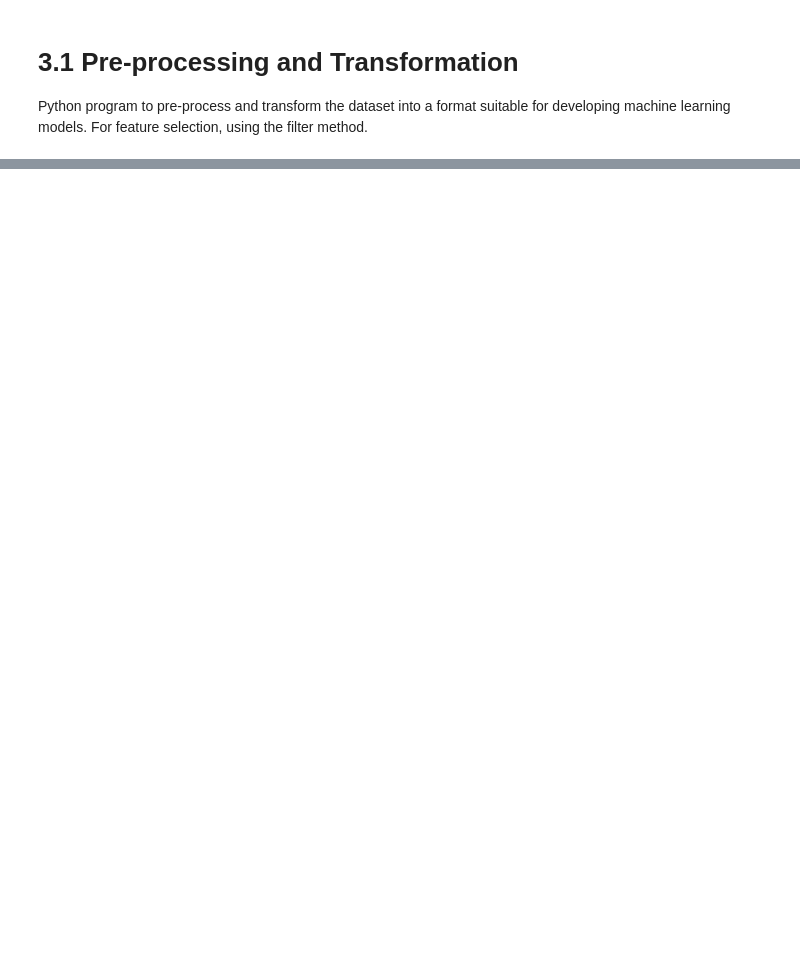
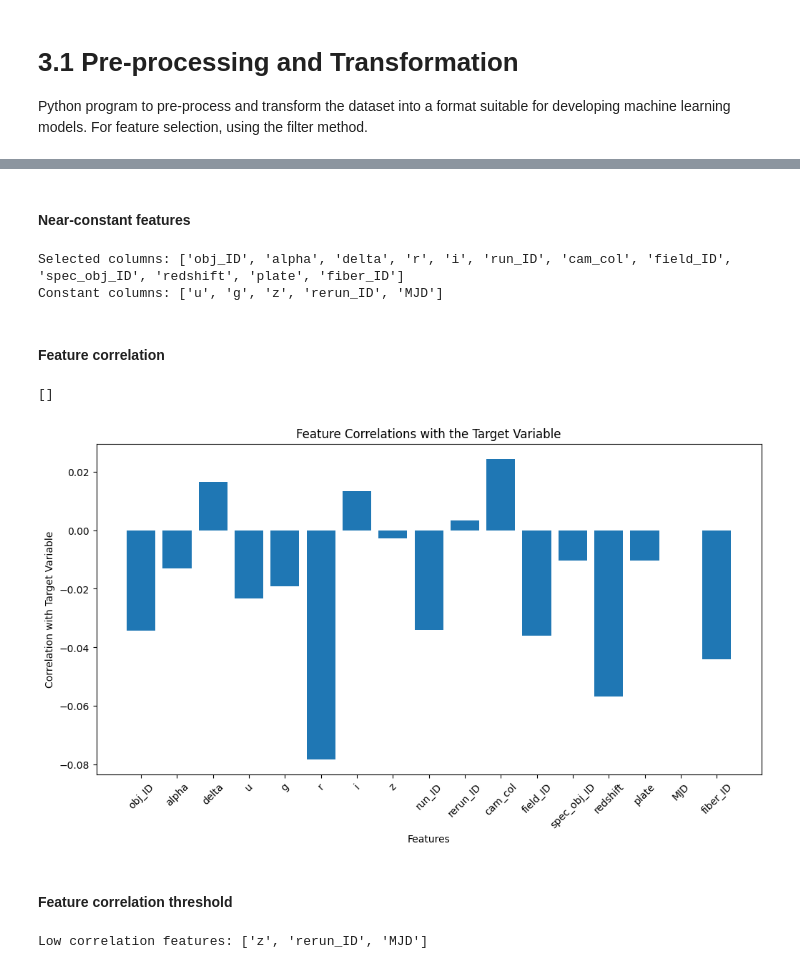
Before and after one commit to TNicko/DataMiningML, a Jupyter notebook: task3_1.ipynb, the cells around one changed output, grey strips where cells are left out. Saved outputs shown, nothing was run; the diff lists cells and outputs as text; code cells hidden in the pictures; blank space fills up the shorter version.

```diff
--- a/task3_1.ipynb
+++ b/task3_1.ipynb
@@ -63,0 +132,39 @@ X_train_norm, X_test_norm = sl.normalize_data(X_train, X_test)
+# %%
+# Split feature and target sets
+X, y = split_features_and_target(star_dataset)
+X_names, y_name = get_feature_and_target_names(star_dataset)
+
+# Split the data into training and test sets
+X_train, X_test, y_train, y_test = train_test_split(X, y, test_size=0.2, random_state=SEED)
+
+# Normalise the data
+X_train, X_test = normalize_data(X_train, X_test)
+# %% [markdown]
+#### Near-constant features
+# %%
+constant_threshold = 0.01
+selected_columns, constant_columns = get_const_features(X_train, X_names, threshold=0.01)
+
+print('Selected columns:', selected_columns)
+print('Constant columns:', constant_columns)
+# %% [output]
+Selected columns: ['obj_ID', 'alpha', 'delta', 'r', 'i', 'run_ID', 'cam_col', 'field_ID', 'spec_obj_ID', 'redshift', 'plate', 'fiber_ID']
+Constant columns: ['u', 'g', 'z', 'rerun_ID', 'MJD']
+# %% [markdown]
+#### Feature correlation
+# %%
+feature_correlations = get_feature_correlations(X_train, y_train, X_names)
+plot_feature_correlations(feature_correlations)
+# %% [output]
+[]
+[figure, added]
+# %% [markdown]
+#### Feature correlation threshold
+# %%
+correlation_threshold = 0.01
+
+low_correlation_features = get_low_correlation_features(feature_correlations, threshold=correlation_threshold)
+
+print ('Low correlation features:', low_correlation_features)
+# %% [output]
+Low correlation features: ['z', 'rerun_ID', 'MJD']
```
Also changed, not shown: parts of 14 cells of this notebook, 12 other files.
